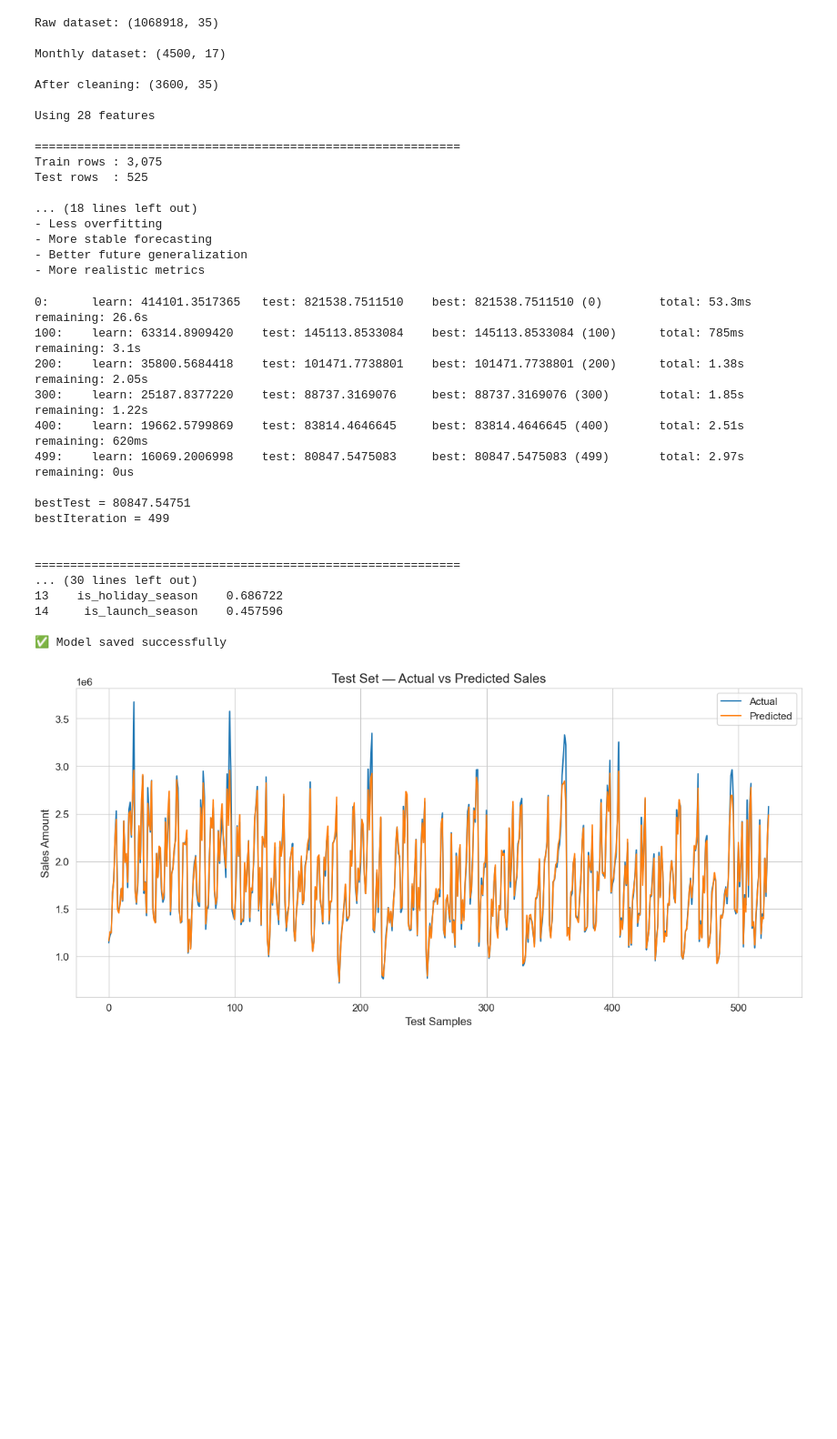
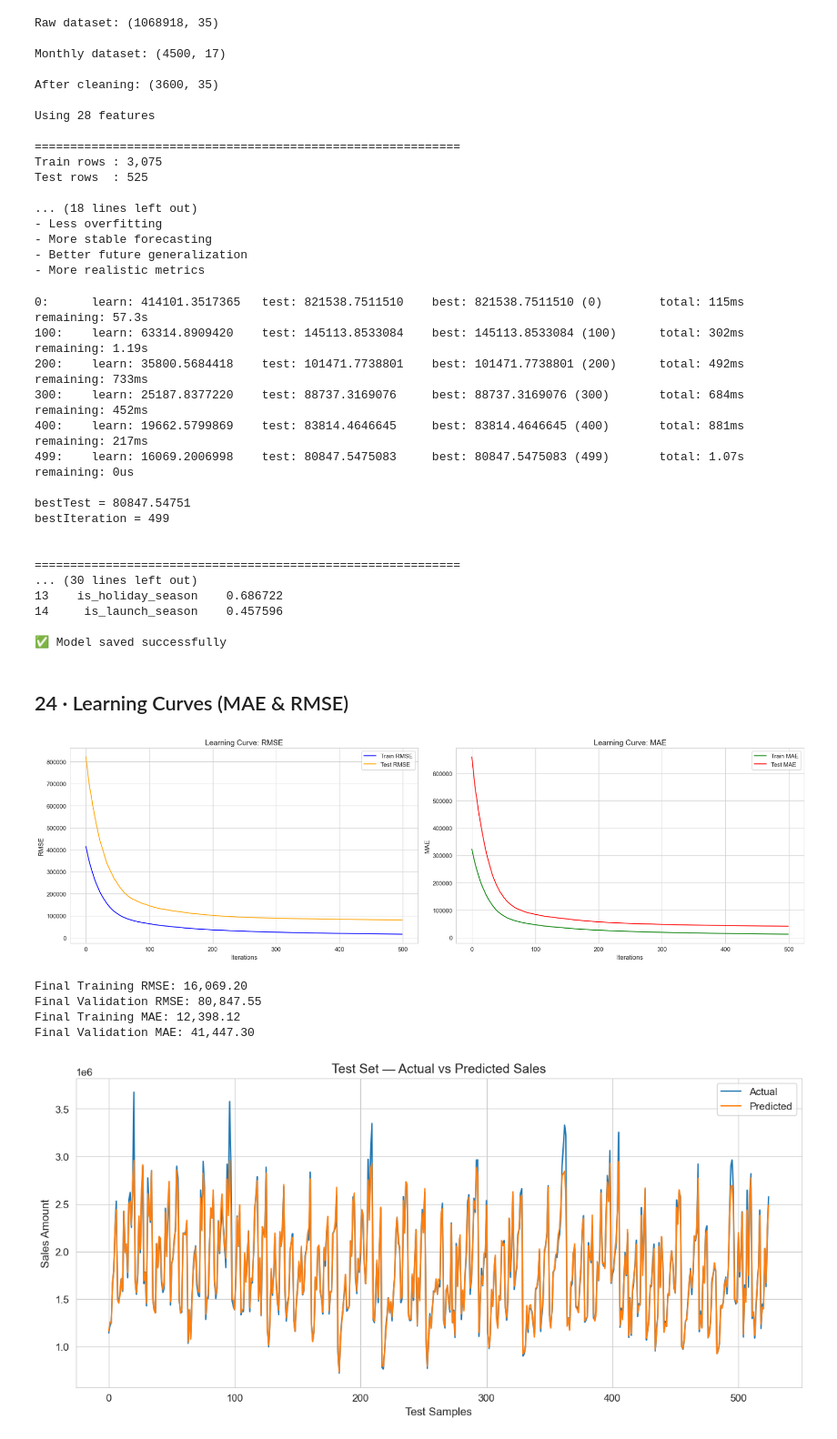
Before and after one commit to AliSherif2303/Apple-Retail-Sales-Forcasting, a Jupyter notebook: notebooks/CAT_LIVE.ipynb, the cells around one changed output. Shown at 91% size. Saved outputs shown, nothing was run; the diff lists cells and outputs as text; code cells hidden in the pictures; blank space fills up the shorter version.

```diff
--- a/notebooks/CAT_LIVE.ipynb
+++ b/notebooks/CAT_LIVE.ipynb
@@ -532,6 +532,7 @@ model = CatBoostRegressor(
 
     eval_metric='RMSE',
 
+    custom_metric=['MAE'],
     random_seed=42,
 
     verbose=100
@@ -657,12 +658,12 @@ model.save_model('catboost_sales_forecasting.cbm')
 print()
 print('✅ Model saved successfully')
 # %% [output]
-0:      learn: 414101.3517365   test: 821538.7511510    best: 821538.7511510 (0)        total: 53.3ms   remaining: 26.6s
-100:    learn: 63314.8909420    test: 145113.8533084    best: 145113.8533084 (100)      total: 785ms    remaining: 3.1s
-200:    learn: 35800.5684418    test: 101471.7738801    best: 101471.7738801 (200)      total: 1.38s    remaining: 2.05s
-300:    learn: 25187.8377220    test: 88737.3169076     best: 88737.3169076 (300)       total: 1.85s    remaining: 1.22s
-400:    learn: 19662.5799869    test: 83814.4646645     best: 83814.4646645 (400)       total: 2.51s    remaining: 620ms
-499:    learn: 16069.2006998    test: 80847.5475083     best: 80847.5475083 (499)       total: 2.97s    remaining: 0us
+0:      learn: 414101.3517365   test: 821538.7511510    best: 821538.7511510 (0)        total: 115ms    remaining: 57.3s
+100:    learn: 63314.8909420    test: 145113.8533084    best: 145113.8533084 (100)      total: 302ms    remaining: 1.19s
+200:    learn: 35800.5684418    test: 101471.7738801    best: 101471.7738801 (200)      total: 492ms    remaining: 733ms
+300:    learn: 25187.8377220    test: 88737.3169076     best: 88737.3169076 (300)       total: 684ms    remaining: 452ms
+400:    learn: 19662.5799869    test: 83814.4646645     best: 83814.4646645 (400)       total: 881ms    remaining: 217ms
+499:    learn: 16069.2006998    test: 80847.5475083     best: 80847.5475083 (499)       total: 1.07s    remaining: 0us
 
 bestTest = 80847.54751
 bestIteration = 499
@@ -674,6 +675,51 @@ bestIteration = 499
 14     is_launch_season    0.457596
 
 ✅ Model saved successfully
+# %% [markdown]
+## 24 · Learning Curves (MAE & RMSE)
+# %%
+# =============================================================================
+# 24 · Learning Curves (MAE & RMSE)
+# =============================================================================
+
+results = model.get_evals_result()
+iterations = range(len(results['learn']['RMSE']))
+
+fig, ax = plt.subplots(1, 2, figsize=(20, 6))
+
+# Plot RMSE
+ax[0].plot(iterations, results['learn']['RMSE'], label='Train RMSE', color='blue')
+ax[0].plot(iterations, results['validation']['RMSE'], label='Test RMSE', color='orange')
+ax[0].set_title('Learning Curve: RMSE')
+ax[0].set_xlabel('Iterations')
+ax[0].set_ylabel('RMSE')
+ax[0].legend()
+ax[0].grid(True)
+
+# Plot MAE
+# Note: Results for custom metrics are in results['learn']['MAE']
+ax[1].plot(iterations, results['learn']['MAE'], label='Train MAE', color='green')
+ax[1].plot(iterations, results['validation']['MAE'], label='Test MAE', color='red')
+ax[1].set_title('Learning Curve: MAE')
+ax[1].set_xlabel('Iterations')
+ax[1].set_ylabel('MAE')
+ax[1].legend()
+ax[1].grid(True)
+
+plt.tight_layout()
+plt.show()
+
+# Explicitly print final values
+print(f"Final Training RMSE: {results['learn']['RMSE'][-1]:,.2f}")
+print(f"Final Validation RMSE: {results['validation']['RMSE'][-1]:,.2f}")
+print(f"Final Training MAE: {results['learn']['MAE'][-1]:,.2f}")
+print(f"Final Validation MAE: {results['validation']['MAE'][-1]:,.2f}")
+# %% [output]
+[figure, added]
+Final Training RMSE: 16,069.20
+Final Validation RMSE: 80,847.55
+Final Training MAE: 12,398.12
+Final Validation MAE: 41,447.30
 # %%
 # =============================================================================
 # PLOTS — TRAIN VS TEST PREDICTIONS
```
Also changed, not shown: 10 other files.
